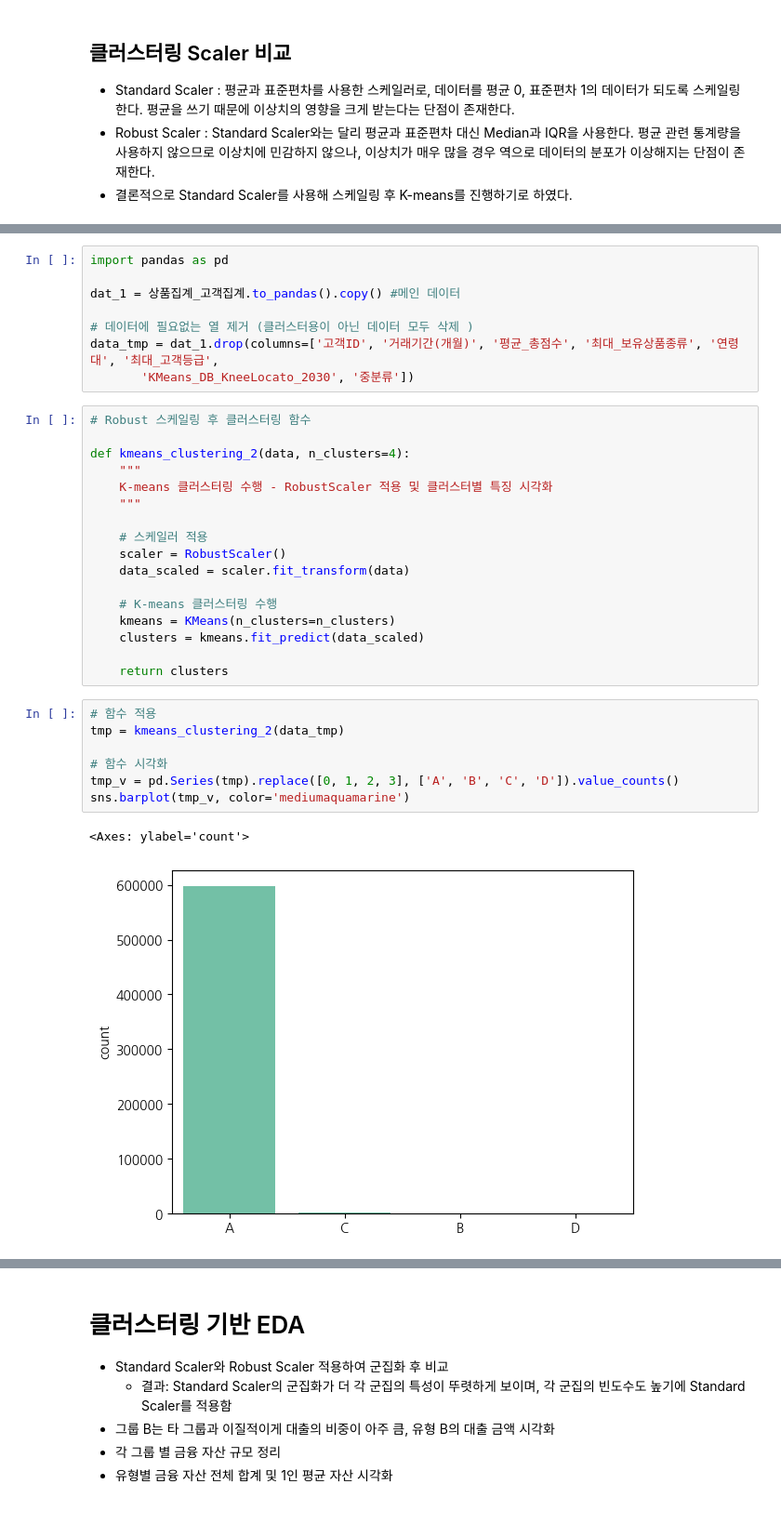
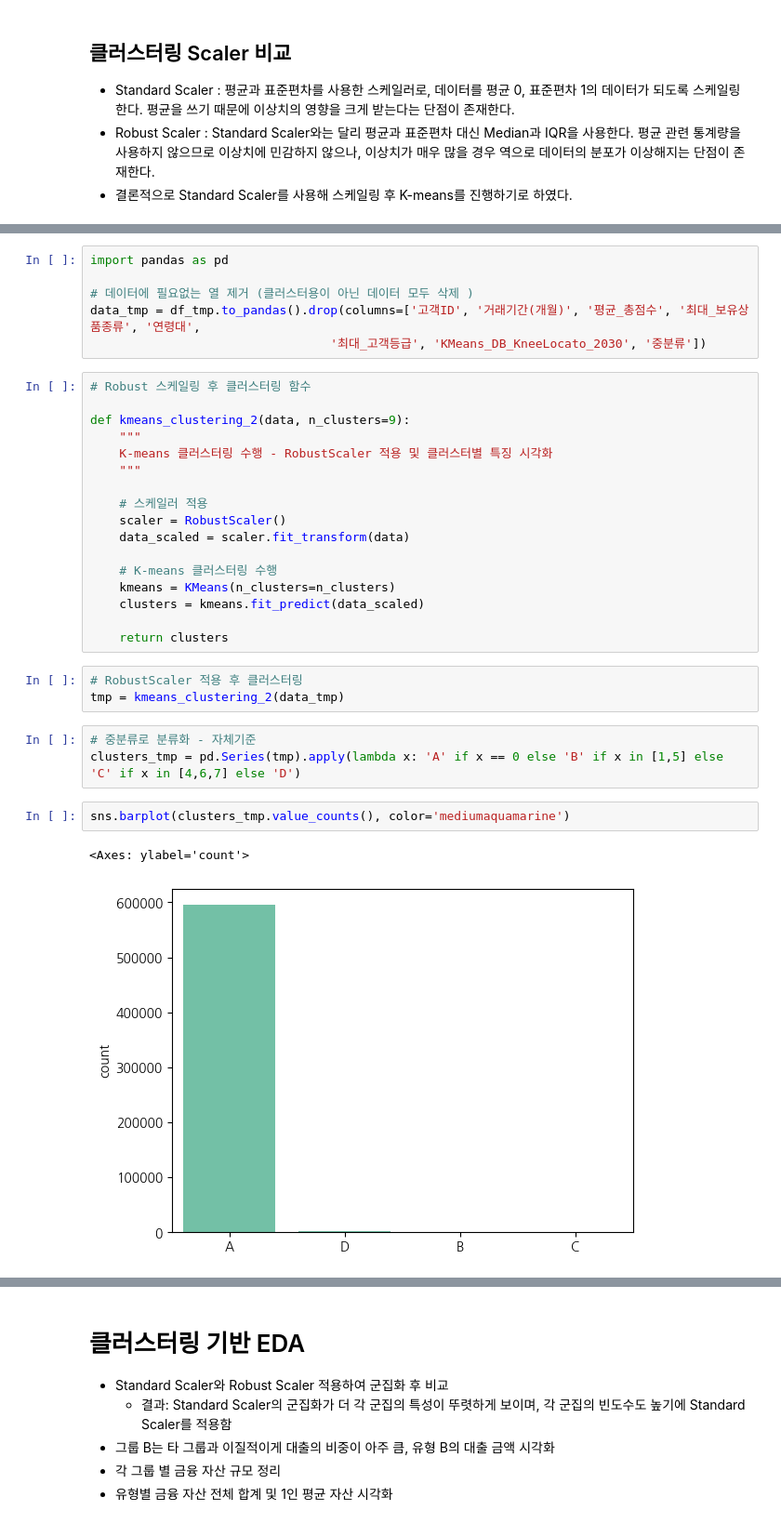
Before and after one commit to shs1018/iM_DiGital_Banker_academy, a Jupyter notebook: projects/iMBank_pj5/presentation_REC.ipynb, the cells around one changed output, grey strips where cells are left out. Shown at 93% size. Saved outputs shown, nothing was run; the diff lists cells and outputs as text.

```diff
--- a/projects/iMBank_pj5/presentation_REC.ipynb
+++ b/projects/iMBank_pj5/presentation_REC.ipynb
@@ -676,15 +725,13 @@ plt.show()
 # %%
 import pandas as pd
 
-dat_1 = 상품집계_고객집계.to_pandas().copy() #메인 데이터
-
 # 데이터에 필요없는 열 제거 (클러스터용이 아닌 데이터 모두 삭제 )
-data_tmp = dat_1.drop(columns=['고객ID', '거래기간(개월)', '평균_총점수', '최대_보유상품종류', '연령대', '최대_고객등급',
-       'KMeans_DB_KneeLocato_2030', '중분류'])
+data_tmp = df_tmp.to_pandas().drop(columns=['고객ID', '거래기간(개월)', '평균_총점수', '최대_보유상품종류', '연령대',
+                                 '최대_고객등급', 'KMeans_DB_KneeLocato_2030', '중분류'])
 # %%
 # Robust 스케일링 후 클러스터링 함수
 
-def kmeans_clustering_2(data, n_clusters=4):
+def kmeans_clustering_2(data, n_clusters=9):
     """
     K-means 클러스터링 수행 - RobustScaler 적용 및 클러스터별 특징 시각화
     """
@@ -698,15 +745,16 @@ def kmeans_clustering_2(data, n_clusters=4):
     clusters = kmeans.fit_predict(data_scaled)
 
     return clusters
-# %%
-# 함수 적용
-tmp = kmeans_clustering_2(data_tmp)
-
-# 함수 시각화
-tmp_v = pd.Series(tmp).replace([0, 1, 2, 3], ['A', 'B', 'C', 'D']).value_counts()
-sns.barplot(tmp_v, color='mediumaquamarine')
-# %% [output]
-<Axes: ylabel='count'>
-[figure, removed]
+# %%
+# RobustScaler 적용 후 클러스터링
+tmp = kmeans_clustering_2(data_tmp)
+# %%
+# 중분류로 분류화 - 자체기준
+clusters_tmp = pd.Series(tmp).apply(lambda x: 'A' if x == 0 else 'B' if x in [1,5] else 'C' if x in [4,6,7] else 'D')
+# %%
+sns.barplot(clusters_tmp.value_counts(), color='mediumaquamarine')
+# %% [output]
+<Axes: ylabel='count'>
+[figure, added]
 # %%
 # dat_1의 '중분류'는 이미 Standard Scaler를 적용해 클러스터링 한 결과이다.
```
Also changed, not shown: parts of 20 cells of this notebook, 2 other files.
